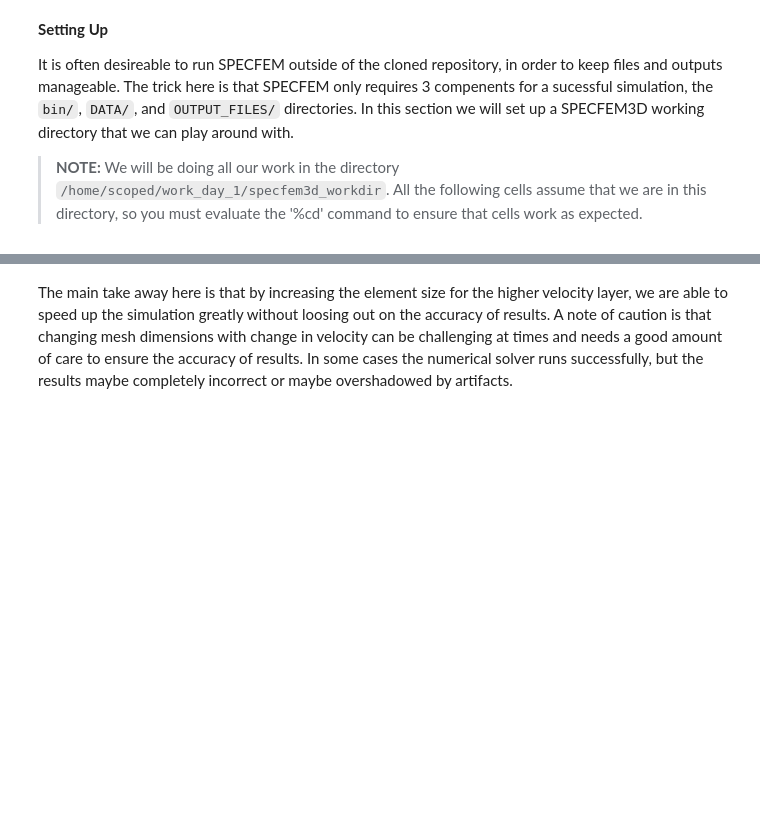
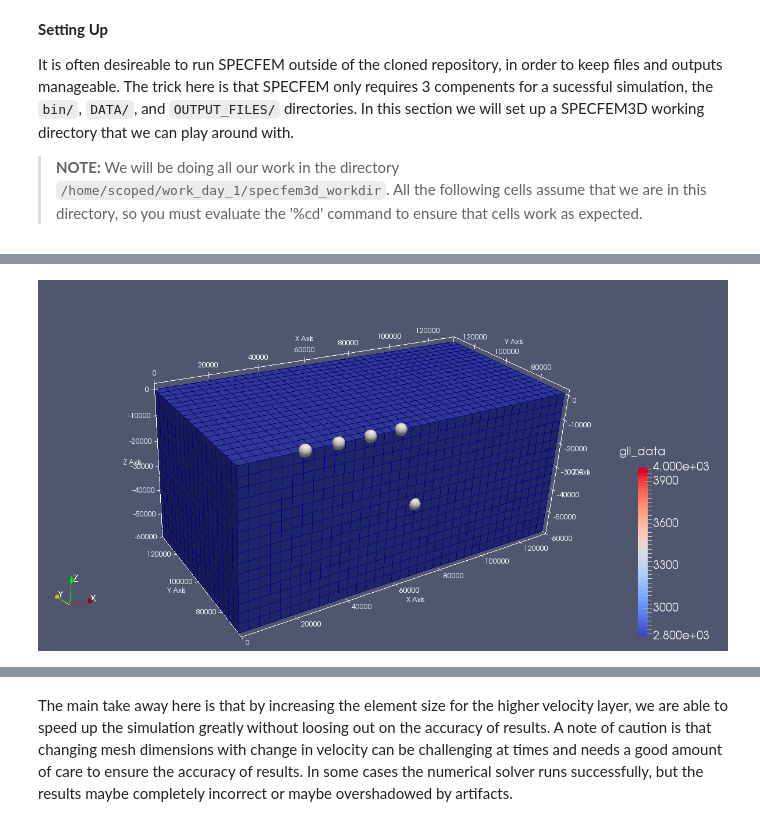
Before and after one commit to adjtomo/adjdocs, a Jupyter notebook: workshops/2022-10-05_specfem_users/day_1c_intro_specfem3d.ipynb, the cells around one changed output, grey strips where cells are left out. Drawn from its saved outputs; the diff is of its cells as text; code cells hidden in the pictures; blank space fills up the shorter version.

Commit message:
added code to plot source station geometry and track solver run times

```diff
--- a/workshops/2022-10-05_specfem_users/day_1c_intro_specfem3d.ipynb
+++ b/workshops/2022-10-05_specfem_users/day_1c_intro_specfem3d.ipynb
@@ -145,3 +262,10 @@ Image("example_A.png")
+# %%
+# View the source station geometry
+# The following image was generated using Paraview
+! cp /home/scoped/adjdocs/workshops/2022-10-05_specfem_users/additional_material/day_1c/figures/source_station_geometry/sr.png .
+Image("sr.png")
+# %% [output]
+[figure, added]
 # %%
 # Run solver
 ! mpiexec -np 4 ./bin/xspecfem3D
```
Also changed, not shown: parts of 36 cells of this notebook.
